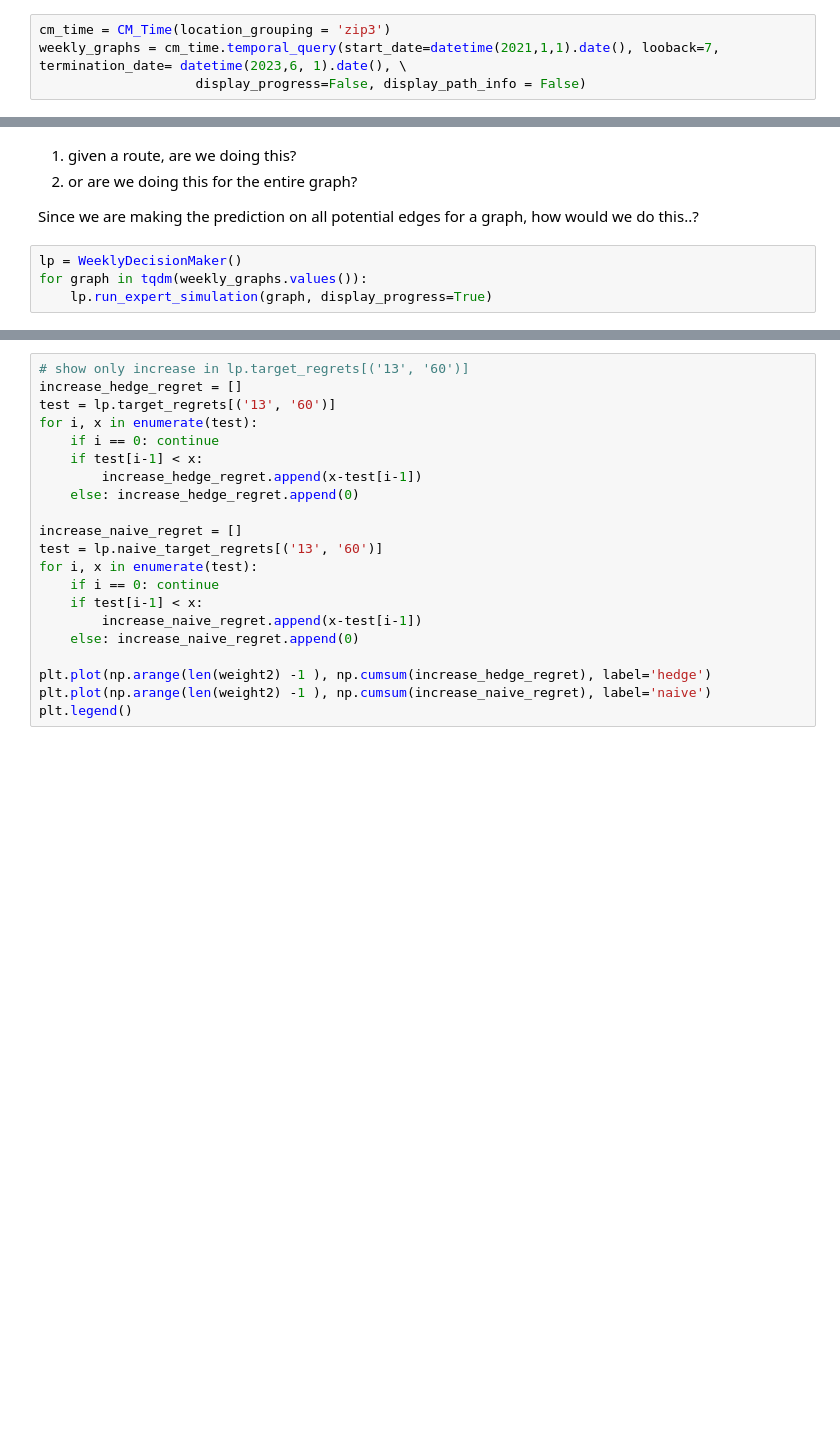
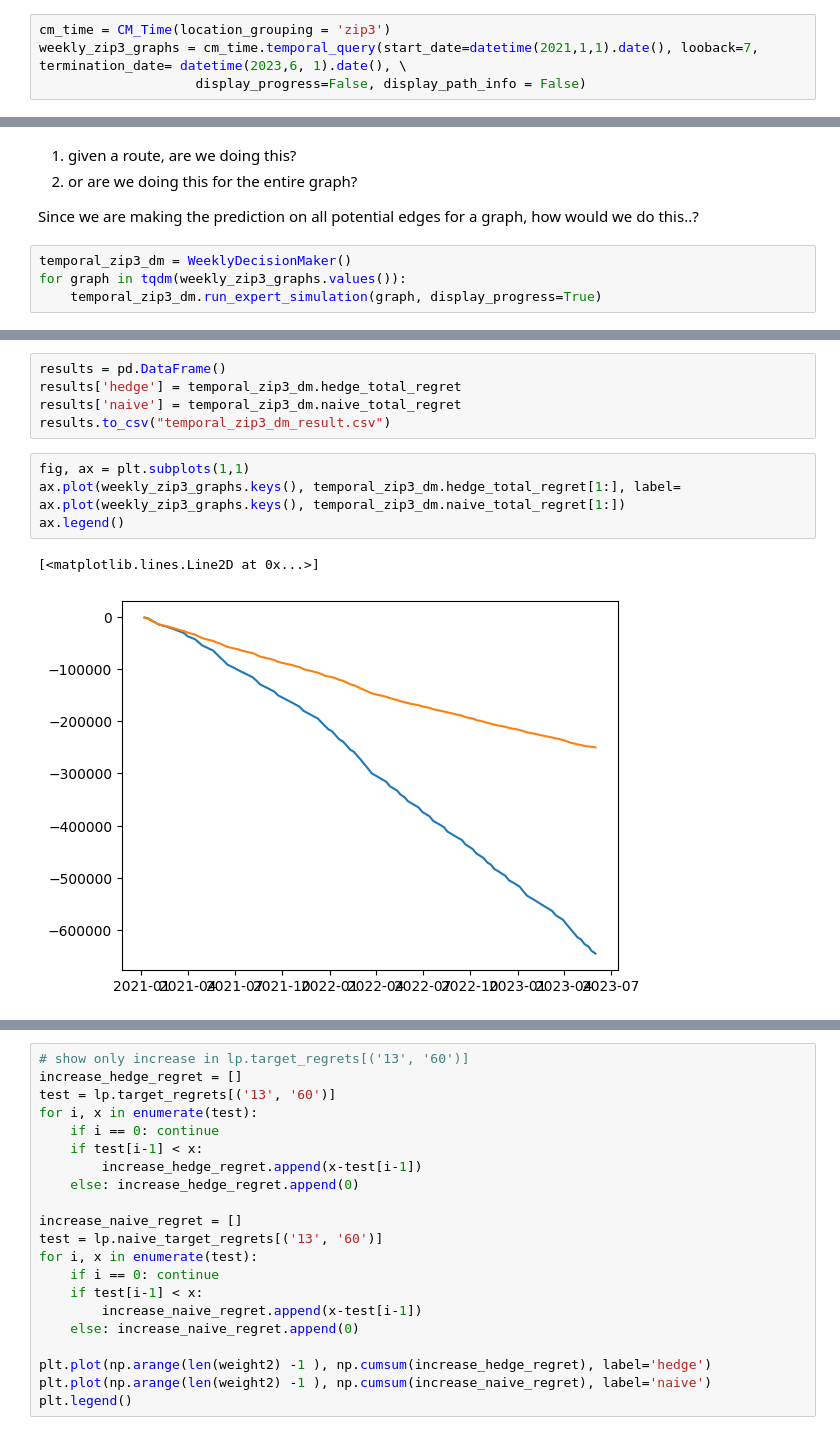
Before and after one commit to theodora-yko/Temporal-Link-Prediction, a Jupyter notebook: hedge_regret.ipynb, the cells around one changed output, grey strips where cells are left out. Drawn from its saved outputs; the diff is of its cells as text; blank space fills up the shorter version.

Commit message:
temporal ran for the entire graph + result diagram

```diff
--- a/hedge_regret.ipynb
+++ b/hedge_regret.ipynb
@@ -303,7 +318,7 @@ weekly_graphs = cm_time.temporal_query(start_date=datetime(2021,1,1).date(), loo
                     display_progress=False, display_path_info = False)
 # %%
 cm_time = CM_Time(location_grouping = 'zip3')
-weekly_graphs = cm_time.temporal_query(start_date=datetime(2021,1,1).date(), looback=7, termination_date= datetime(2023,6, 1).date(), \
+weekly_zip3_graphs = cm_time.temporal_query(start_date=datetime(2021,1,1).date(), looback=7, termination_date= datetime(2023,6, 1).date(), \
                     display_progress=False, display_path_info = False)
 # %% [markdown]
 # Link Prediction Algorithm
@@ -594,9 +609,9 @@ class WeeklyDecisionMaker():
 
 Since we are making the prediction on all potential edges for a graph, how would we do this..?
 # %%
-lp = WeeklyDecisionMaker()
-for graph in tqdm(weekly_graphs.values()):
-    lp.run_expert_simulation(graph, display_progress=True)
+temporal_zip3_dm = WeeklyDecisionMaker()
+for graph in tqdm(weekly_zip3_graphs.values()):
+    temporal_zip3_dm.run_expert_simulation(graph, display_progress=True)
 # %% [output]
 ** Sampled 336 positive and 336 negative edges. **
 Temporal Test Score (ROC AUC): 0.85
@@ -642,0 +706,13 @@ KeyboardInterrupt:
+# %%
+results = pd.DataFrame()
+results['hedge'] = temporal_zip3_dm.hedge_total_regret
+results['naive'] = temporal_zip3_dm.naive_total_regret
+results.to_csv("temporal_zip3_dm_result.csv")
+# %%
+fig, ax = plt.subplots(1,1)
+ax.plot(weekly_zip3_graphs.keys(), temporal_zip3_dm.hedge_total_regret[1:], label=
+ax.plot(weekly_zip3_graphs.keys(), temporal_zip3_dm.naive_total_regret[1:])
+ax.legend()
+# %% [output]
+[<matplotlib.lines.Line2D at 0x...>]
+[figure, added]
```
Also changed, not shown: parts of 10 cells of this notebook, 1 other file.
